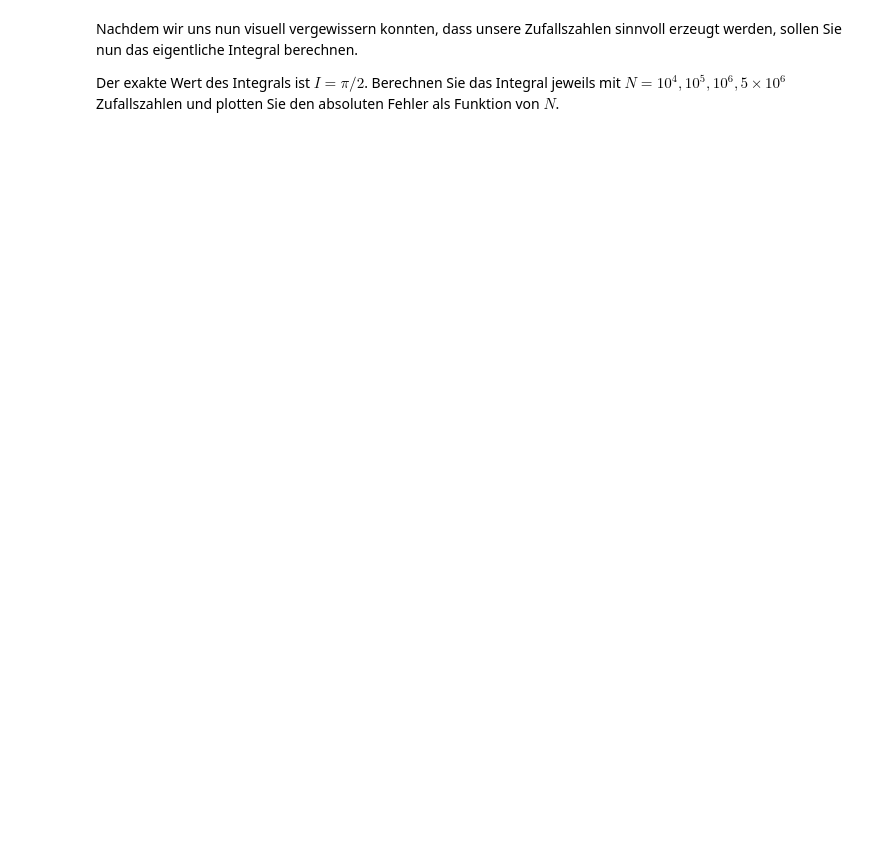
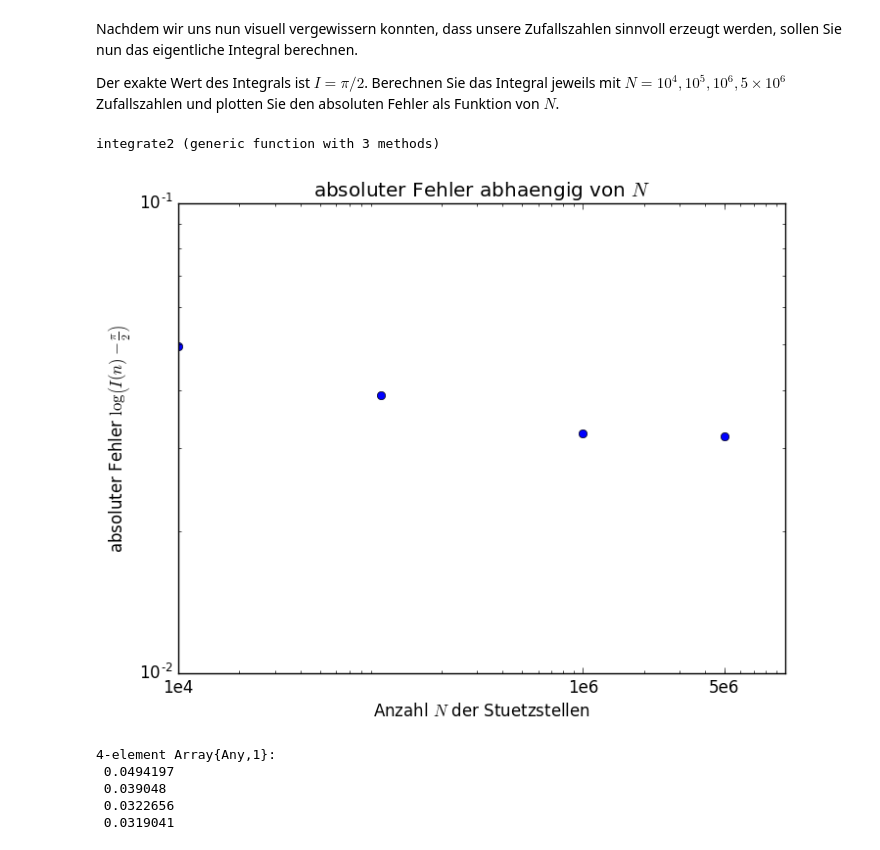
Before and after one commit to ofilla/compphys2016, a Jupyter notebook: uebung_12/12_integration_auf_irrwegen.ipynb, the cells around one changed output. Cells and saved outputs as stored; diff of their text form; code cells hidden in the pictures; blank space fills up the shorter version.

```diff
--- a/uebung_12/12_integration_auf_irrwegen.ipynb
+++ b/uebung_12/12_integration_auf_irrwegen.ipynb
@@ -97,3 +98,52 @@ plot(xs, ys, marker="o", linestyle="", alpha=0.3)
 Nachdem wir uns nun visuell vergewissern konnten, dass unsere Zufallszahlen sinnvoll erzeugt werden, sollen Sie nun das eigentliche Integral berechnen.
 
 Der exakte Wert des Integrals ist $I=\pi/2$. Berechnen Sie das Integral jeweils mit $N=10^4, 10^5, 10^6, 5\times 10^6$ Zufallszahlen und plotten Sie den absoluten Fehler als Funktion von $N$.
+# %%
+function integrate2(f, maxx=pi/2, maxy=maxx; N=1000, points = (rand(N).-1/2).*2max)
+    # initialize values
+    output = 0
+    h = (maxx*maxy)/(4N)
+
+    # integrate
+    for (x,y) in points
+        output += f(x,y)
+    end
+
+    # return value
+    return output*h
+end
+# %% [output]
+integrate2 (generic function with 3 methods)
+# %%
+# initialize
+I  = pi/2
+Ns = [1e4, 1e5, 1e6, 5e6]
+xs = Array[]
+Is = []
+
+# get x values to integrate
+for N in Ns
+    push!(xs, Metropolis_2D([10, 10], P, N=N))
+end
+
+# integrate
+for i in 1:length(Ns)
+    push!(Is, integrate2(f, 4, N=length(xs[i]), points=xs[i]))
+end
+# %%
+using PyPlot
+
+figure()
+title(L"absoluter Fehler abhaengig von $N$")
+loglog(Ns, Is.-I, marker="o", linestyle="")
+xlabel(L"Anzahl $N$ der Stuetzstellen")
+ylabel(L"absoluter Fehler $\log\left(I(n)-\frac{\pi}{2}\right)$")
+xticks([1e4, 1e6, 5e6], ["1e4", "1e6", "5e6"])
+Is.-I
+# %% [output]
+[figure, added]
+4-element Array{Any,1}:
+ 0.0494197
+ 0.039048
+ 0.0322656
+ 0.0319041
```
Also changed, not shown: parts of 2 cells of this notebook.
